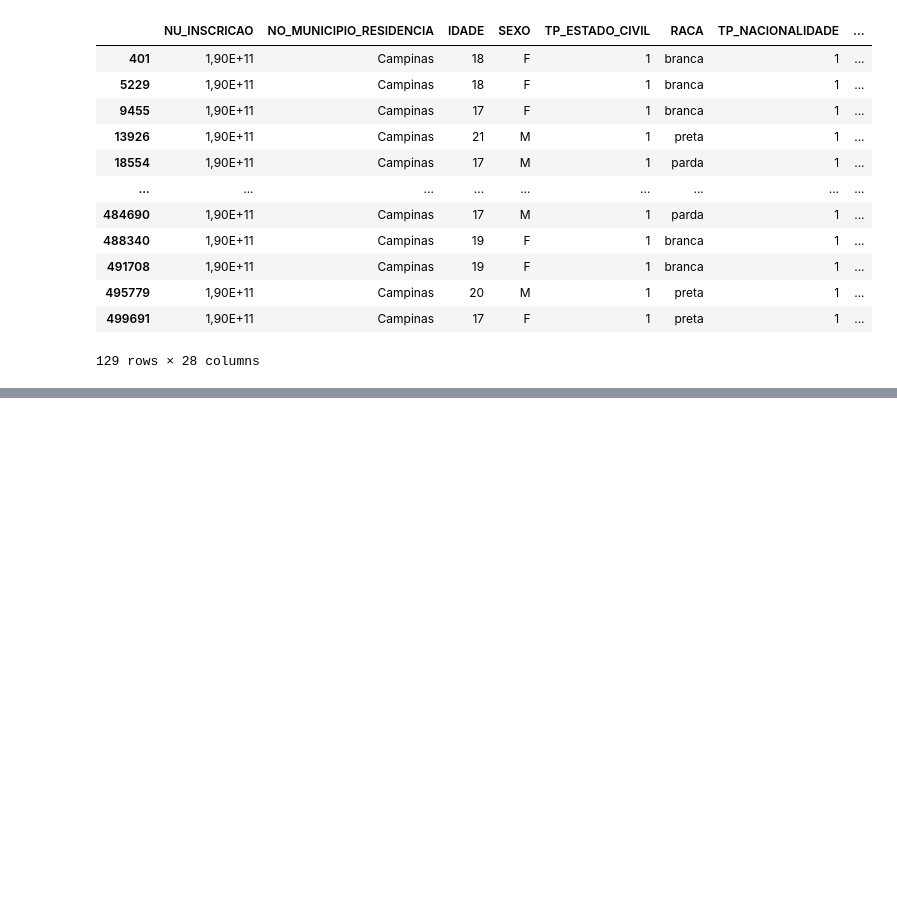
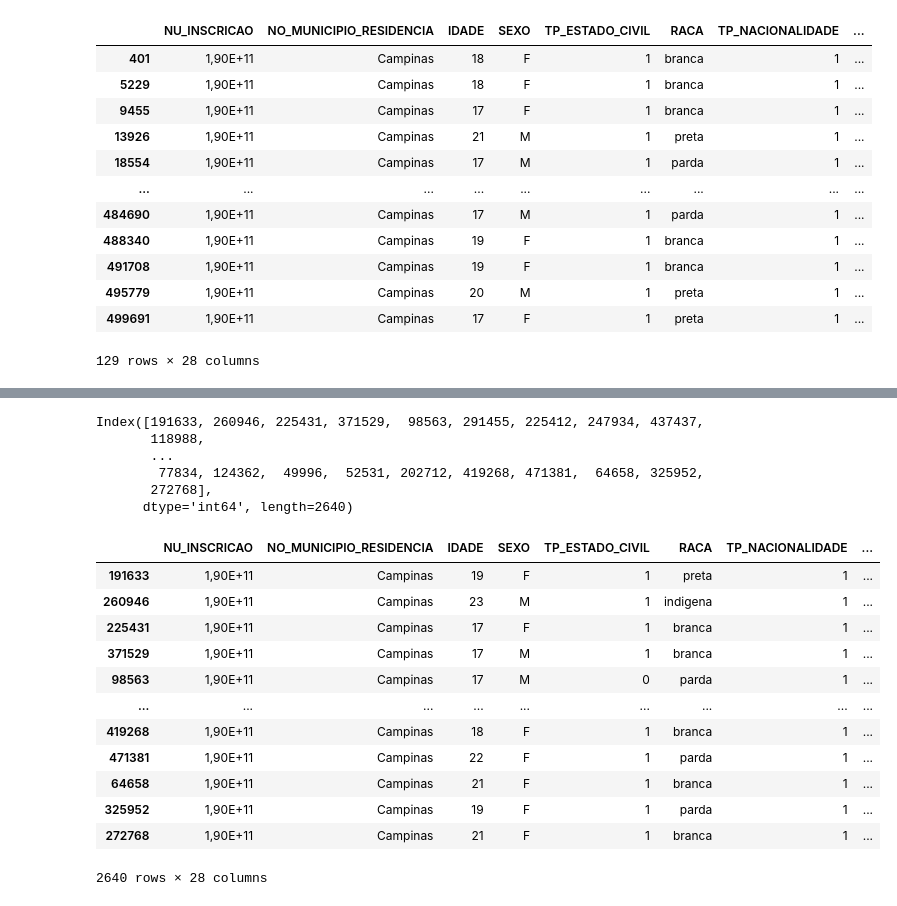
Before and after one commit to luizakuze/Cursos, a Jupyter notebook: curso/fundamentos-estatística/amostragem.ipynb, the cells around one changed output, grey strips where cells are left out. Drawn from its saved outputs; the diff is of its cells as text; code cells hidden in the pictures; blank space fills up the shorter version.

```diff
--- a/curso/fundamentos-estatística/amostragem.ipynb
+++ b/curso/fundamentos-estatística/amostragem.ipynb
@@ -238,0 +325,29 @@ amostra2_camp
+# %%
+amos_estra = amos_estra.index # colocando index para poder concatenar
+# %%
+amos_estra
+# %% [output]
+Index([191633, 260946, 225431, 371529,  98563, 291455, 225412, 247934, 437437,
+       118988,
+       ...
+        77834, 124362,  49996,  52531, 202712, 419268, 471381,  64658, 325952,
+       272768],
+      dtype='int64', length=2640)
+# %%
+amos_estra_camp = enem_campinas.loc[amos_estra,:]
+# %%
+amos_estra_camp
+# %% [output]
+|  | NU_INSCRICAO | NO_MUNICIPIO_RESIDENCIA | IDADE | SEXO | TP_ESTADO_CIVIL | RACA | TP_NACIONALIDADE | ... |
+| 191633 | 1,90E+11 | Campinas | 19 | F | 1 | preta | 1 | ... |
+| 260946 | 1,90E+11 | Campinas | 23 | M | 1 | indigena | 1 | ... |
+| 225431 | 1,90E+11 | Campinas | 17 | F | 1 | branca | 1 | ... |
+| 371529 | 1,90E+11 | Campinas | 17 | M | 1 | branca | 1 | ... |
+| 98563 | 1,90E+11 | Campinas | 17 | M | 0 | parda | 1 | ... |
+| ... | ... | ... | ... | ... | ... | ... | ... | ... |
+| 419268 | 1,90E+11 | Campinas | 18 | F | 1 | branca | 1 | ... |
+| 471381 | 1,90E+11 | Campinas | 22 | F | 1 | parda | 1 | ... |
+| 64658 | 1,90E+11 | Campinas | 21 | F | 1 | branca | 1 | ... |
+| 325952 | 1,90E+11 | Campinas | 19 | F | 1 | parda | 1 | ... |
+| 272768 | 1,90E+11 | Campinas | 21 | F | 1 | branca | 1 | ... |
+2640 rows × 28 columns
```
Also changed, not shown: parts of 15 cells of this notebook.
